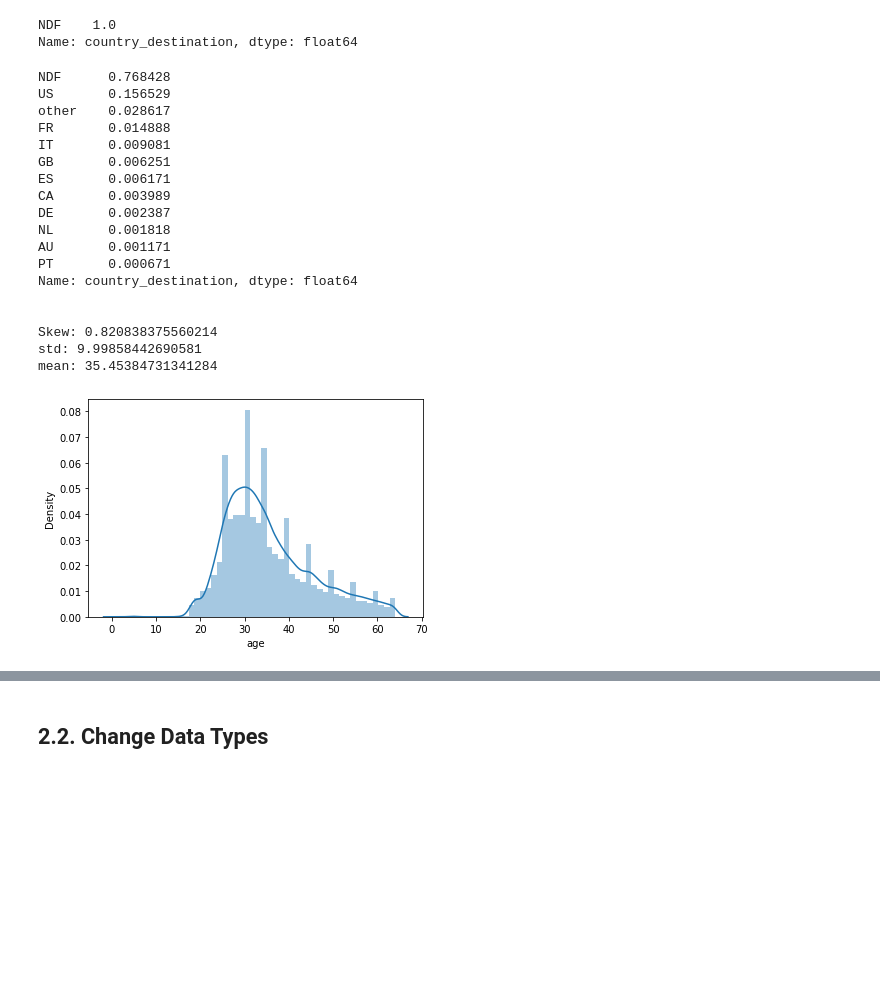
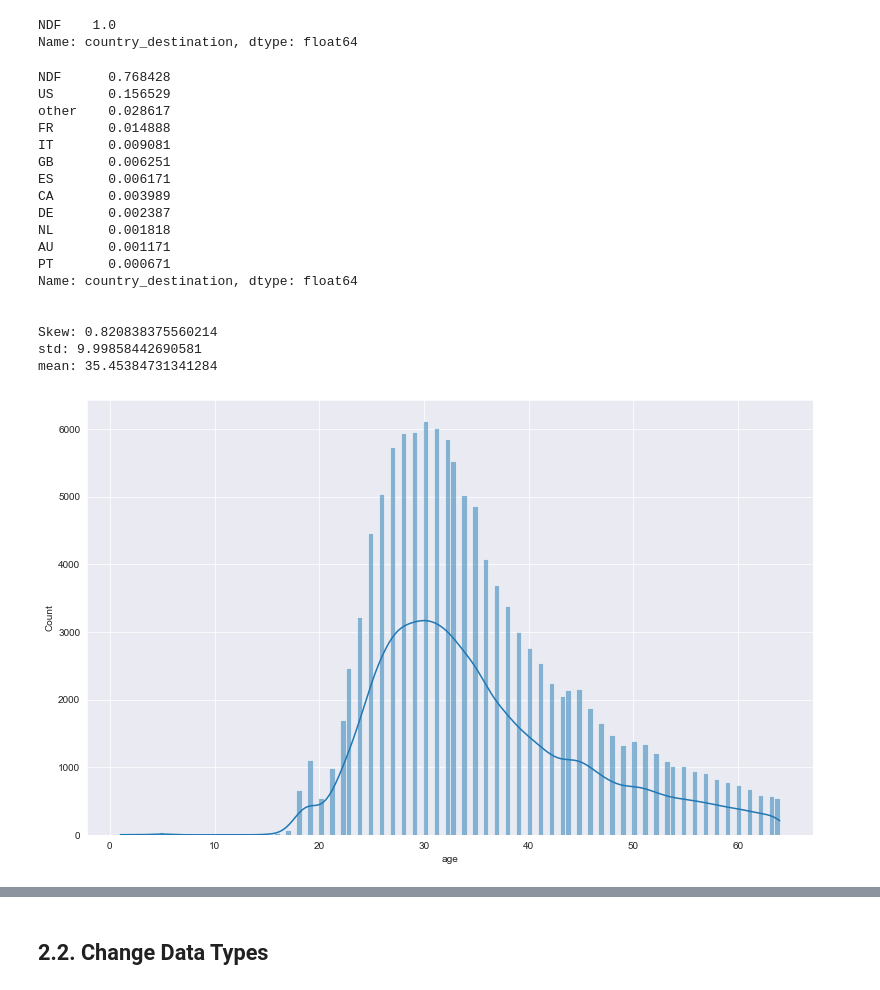
Before and after one commit to Marcoslsl/airbnb_prediction, a Jupyter notebook: AirBnB_Prediction.ipynb, the cells around one changed output, grey strips where cells are left out. Saved outputs shown, nothing was run; the diff lists cells and outputs as text; code cells hidden in the pictures; blank space fills up the shorter version.

```diff
--- a/AirBnB_Prediction.ipynb
+++ b/AirBnB_Prediction.ipynb
@@ -46,6 +46,11 @@ from scipy.stats import skewnorm
 
 from keras import models
 from keras import layers
+# %%
+%matplotlib inline
+plt.rcParams['figure.figsize'] = [13, 8]
+
+sns.set_style('darkgrid')
 # %% [markdown]
 ## 0.1. Helper Functions
 # %%
@@ -216,35 +223,35 @@ aux = df2[df2['age'].isna()]
 print( aux['country_destination'].value_counts( normalize=True ), '\n\n')
 
 skew = df2[df2['age']<65]['age'].skew()
 print(f'Skew: {skew}')
 
 std = df2[df2['age']<65]['age'].std()
 print(f'std: {std}')
 
 mean = df2[df2['age']<65]['age'].mean()
 print(f'mean: {mean}')
 
-sns.distplot( df2[df2['age'] < 65]['age'] );
+sns.histplot( df2[df2['age'] < 65]['age'], kde=True );
 # %% [output]
 NDF      0.768428
 US       0.156529
 other    0.028617
 FR       0.014888
 IT       0.009081
 GB       0.006251
 ES       0.006171
 CA       0.003989
 DE       0.002387
 NL       0.001818
 AU       0.001171
 PT       0.000671
 Name: country_destination, dtype: float64
 
 
 Skew: 0.820838375560214
 std: 9.99858442690581
 mean: 35.45384731341284
-[figure, old version]
+[figure, new version]
 # %%
 # date_first_booking
 date_first_booking_max = pd.to_datetime( df2['date_first_booking'] ).max().strftime( '%Y-%m-%d' )
```
Also changed, not shown: parts of 4 cells of this notebook.
